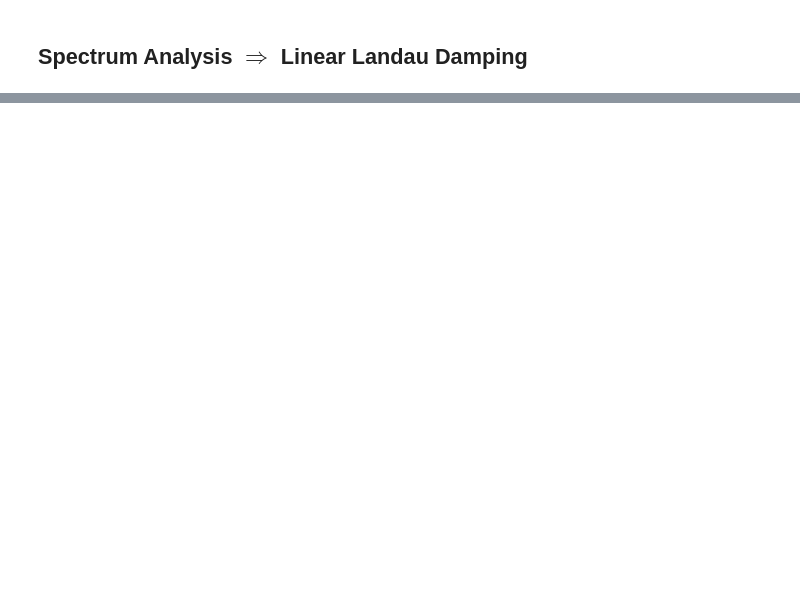
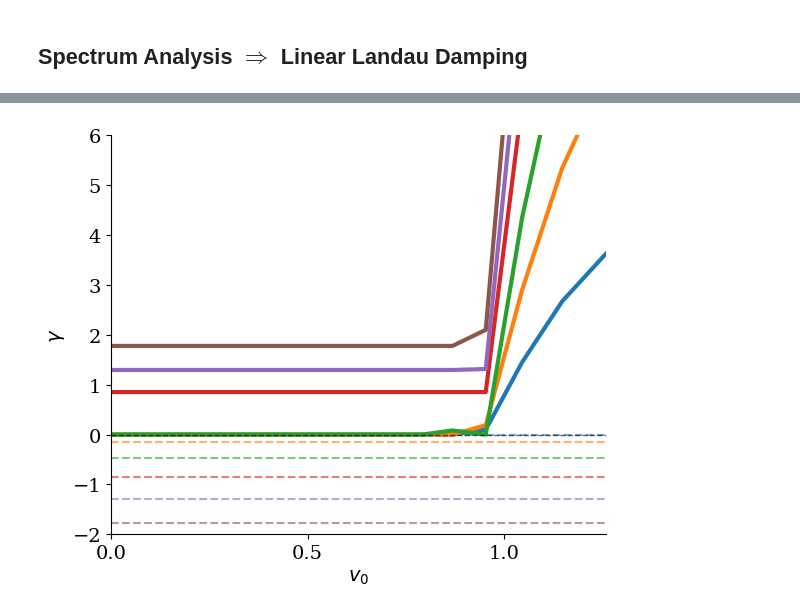
Before and after one commit to opaliss/Vlasov_Hermite_recurrence_study, a Jupyter notebook: aw_hermite/spectrum analysis_Nv_small.ipynb, the cells around one changed output, grey strips where cells are left out. Drawn from its saved outputs; the diff is of its cells as text; code cells hidden in the pictures; blank space fills up the shorter version.

Commit message:
add klimas filter

```diff
--- a/aw_hermite/spectrum analysis_Nv_small.ipynb
+++ b/aw_hermite/spectrum analysis_Nv_small.ipynb
@@ -639,0 +651,59 @@ plt.savefig("figs/spectra/optimal_HouLi_nu_positive_k_Nv_" + str(Nv) + ".png", d
+# %%
+nu_HP = 10**np.linspace(-20, 0.1, 500)
+
+fig, ax = plt.subplots(ncols=1, figsize=(6, 5))
+
+eig_LB = np.zeros(len(nu_HP))
+for ii, nu in enumerate(nu_HP):
+    eig_LB[ii] = Klimas_eig(k=0.25, v0=nu, Nv=Nv)
+ax.axhline(-0.00216, color="tab:blue", alpha=0.6, ls="--")
+ax.plot(nu_HP, eig_LB, color="tab:blue", linewidth=3, label=r"$k=0.25$")
+
+eig_LB = np.zeros(len(nu_HP))
+for ii, nu in enumerate(nu_HP):
+    eig_LB[ii] = Klimas_eig(k=0.5, v0=nu, Nv=Nv)
+ax.axhline(-0.1533, color="tab:orange", alpha=0.6, ls="--")
+ax.plot(nu_HP, eig_LB, color="tab:orange", linewidth=3, label=r"$k=0.5$")
+
+eig_LB = np.zeros(len(nu_HP))
+for ii, nu in enumerate(nu_HP):
+    eig_LB[ii] = Klimas_eig(k=0.75, v0=nu, Nv=Nv)
+ax.axhline(-0.461918, color="tab:green", alpha=0.6, ls="--")
+ax.plot(nu_HP, eig_LB, color="tab:green",  linewidth=3, label=r"$k=0.75$")
+
+eig_LB = np.zeros(len(nu_HP))
+for ii, nu in enumerate(nu_HP):
+    eig_LB[ii] = Klimas_eig(k=1, v0=nu, Nv=Nv)
+ax.axhline(-0.8513, color="tab:red", alpha=0.6, ls="--")
+ax.plot(nu_HP, eig_LB + 0.8513, color="tab:red", linewidth=3, label=r"$k=1$")
+
+eig_LB = np.zeros(len(nu_HP))
+for ii, nu in enumerate(nu_HP):
+    eig_LB[ii] = Klimas_eig(k=1.25, v0=nu, Nv=Nv)
+ax.axhline(-1.29386, color="tab:purple", alpha=0.6, ls="--")
+ax.plot(nu_HP, eig_LB + 1.29386, color="tab:purple",linewidth=3, label=r"$k=1.25$")
+
+eig_LB = np.zeros(len(nu_HP))
+for ii, nu in enumerate(nu_HP):
+    eig_LB[ii] = Klimas_eig(k=1.5, v0=nu, Nv=Nv)
+ax.axhline(-1.7757, color="tab:brown", alpha=0.6, ls="--")
+ax.plot(nu_HP, eig_LB + 1.7757, color="tab:brown", linewidth=3, label=r"$k=1.5$")
+
+ax.axhline(0, ls="--", color="black", linewidth=1, alpha=0.6)
+ax.set_xlabel(r"$v_{0}$")
+ax.set_xticks([0, 0.5, 1, 1.5])
+ax.set_ylim(-2, 6)
+ax.set_ylabel(r"$\gamma $")
+ax.spines['right'].set_visible(False)
+ax.spines['top'].set_visible(False)
+
+ax.set_xlim(np.min(nu_HP), np.max(nu_HP))
+# legend = ax.legend(ncols=1, fancybox=False, shadow=False, loc="upper left")
+# legend.get_frame().set_alpha(0)
+
+plt.tight_layout()
+
+
+plt.savefig("figs/spectra/optimal_klimas_nu_positive_k_Nv_" + str(Nv) + ".png", dpi=200, bbox_inches='tight')
+# %% [output]
+[figure, added]
```
Also changed, not shown: parts of 10 cells of this notebook, 10 other files.
